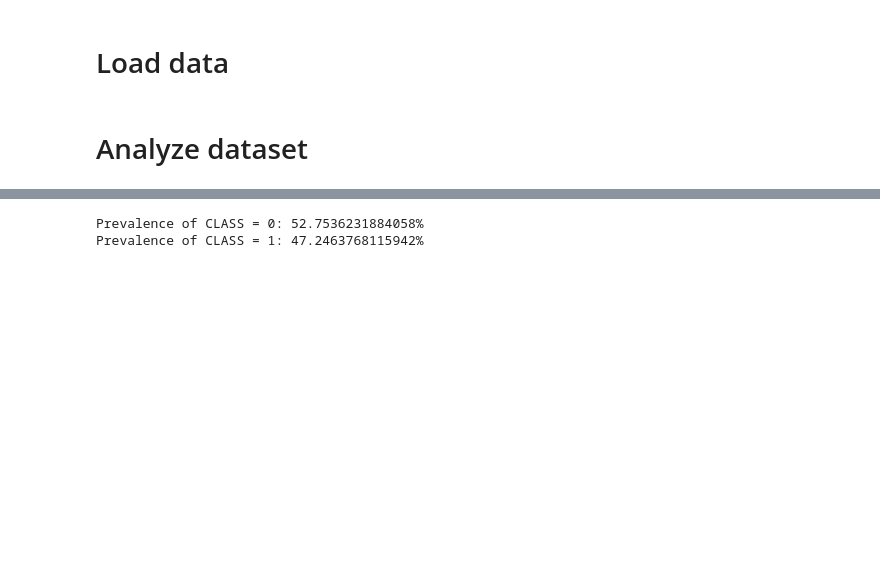
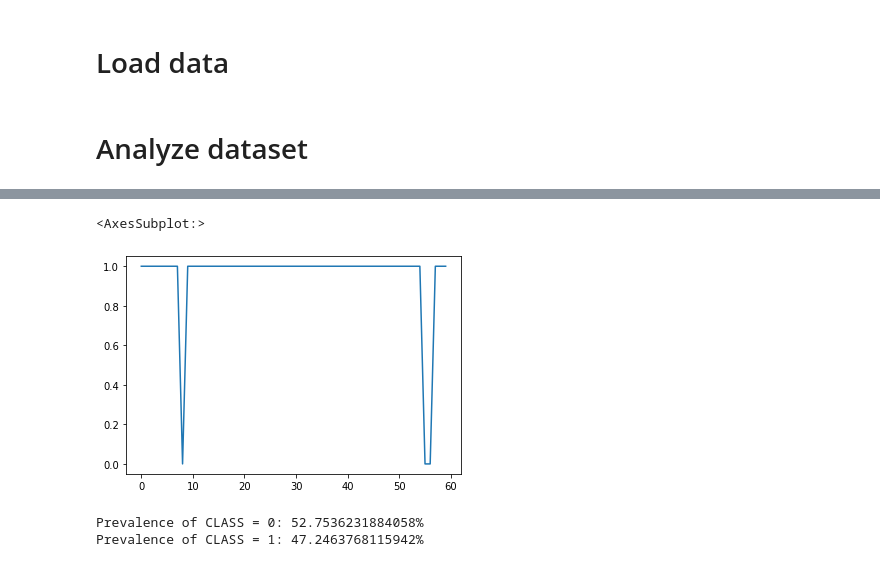
Before and after one commit to gcappon/no-stress, a Jupyter notebook: main.ipynb, the cells around one changed output, grey strips where cells are left out. Drawn from its saved outputs; the diff is of its cells as text; code cells hidden in the pictures; blank space fills up the shorter version.

```diff
--- a/main.ipynb
+++ b/main.ipynb
@@ -57,3 +116,8 @@ sns.lineplot(data=handcrafted_features_train['ECG_features'][0])
+# %%
+sns.lineplot(data=deep_features_train['masking'][4])
+# %% [output]
+<AxesSubplot:>
+[figure, added]
 # %%
 print('Prevalence of CLASS = 0: ' + str(100*np.sum(y_train)/y_train.shape[0]) + '%')
 print('Prevalence of CLASS = 1: ' + str(100*(y_train.shape[0]-np.sum(y_train))/y_train.shape[0]) + '%')
```
Also changed, not shown: parts of 17 cells of this notebook, 10 other files.
